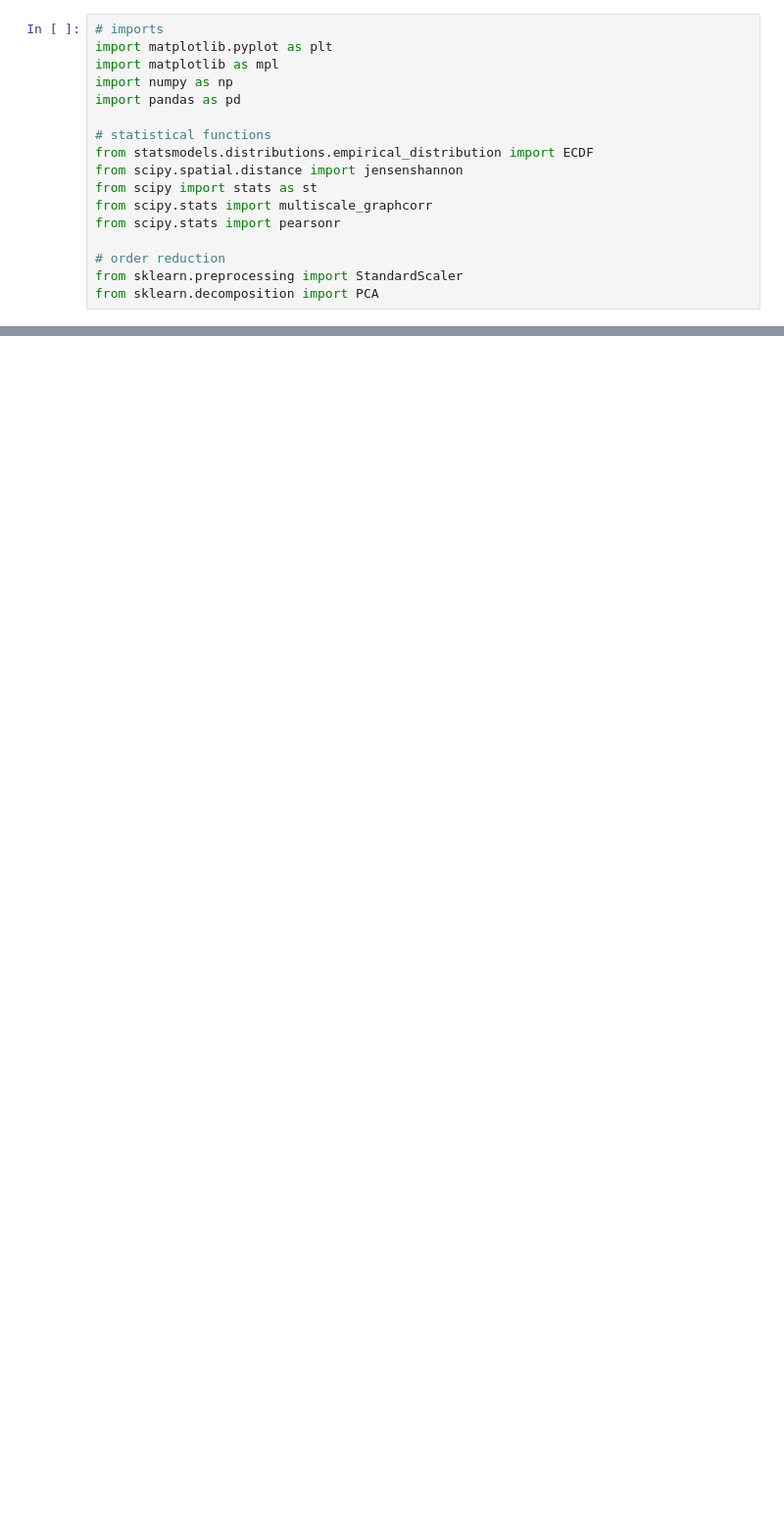
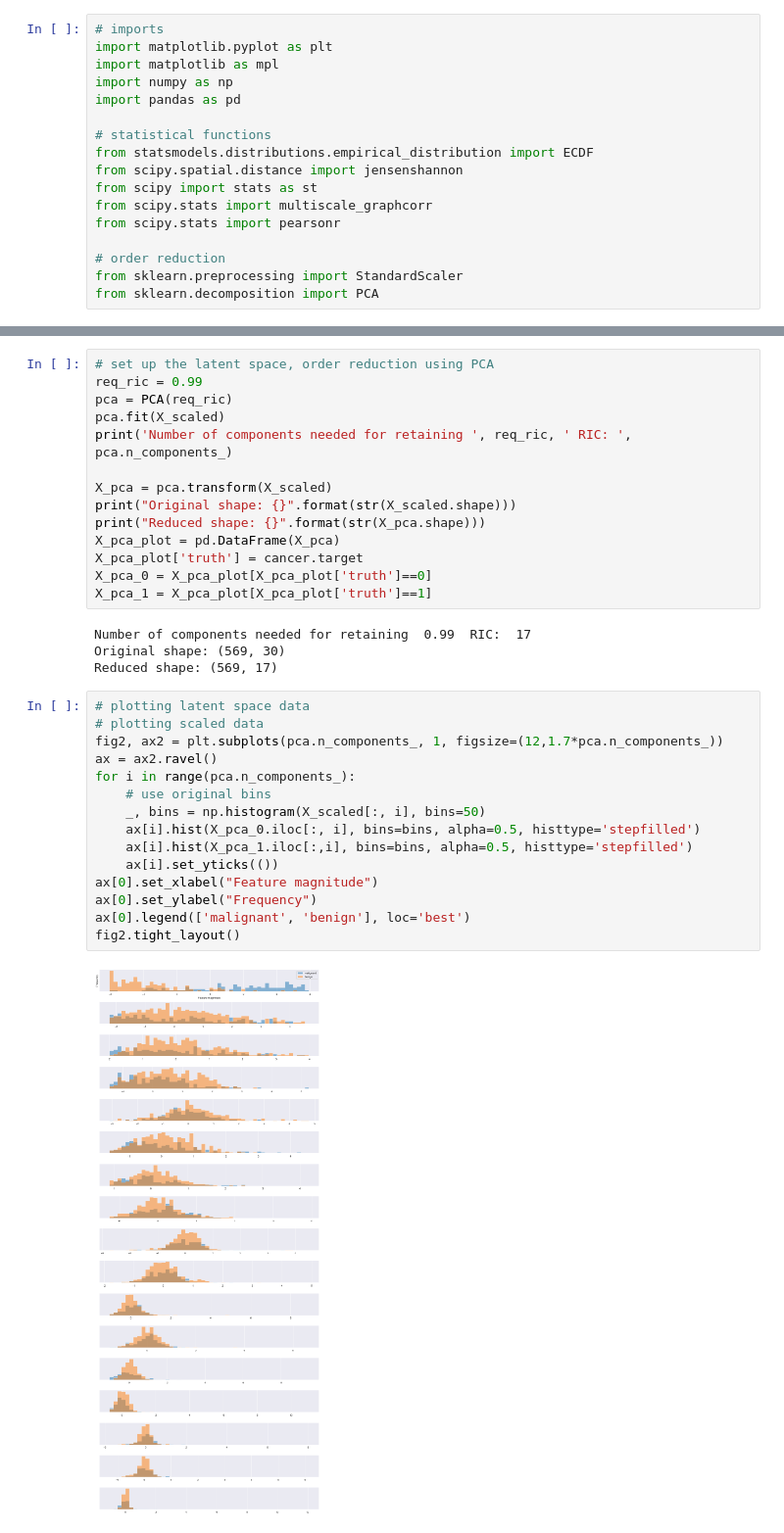
Before and after one commit to acb-code/distribution-surrogates, a Jupyter notebook: 2_toy_data_OR.ipynb, the cells around one changed output, grey strips where cells are left out. Shown at 98% size. Saved outputs shown, nothing was run; the diff lists cells and outputs as text; blank space fills up the shorter version.

```diff
--- a/2_toy_data_OR.ipynb
+++ b/2_toy_data_OR.ipynb
@@ -28,0 +66,35 @@ from sklearn.decomposition import PCA
+# %%
+# set up the latent space, order reduction using PCA
+req_ric = 0.99
+pca = PCA(req_ric)
+pca.fit(X_scaled)
+print('Number of components needed for retaining ', req_ric, ' RIC: ', pca.n_components_)
+
+X_pca = pca.transform(X_scaled)
+print("Original shape: {}".format(str(X_scaled.shape)))
+print("Reduced shape: {}".format(str(X_pca.shape)))
+X_pca_plot = pd.DataFrame(X_pca)
+X_pca_plot['truth'] = cancer.target
+X_pca_0 = X_pca_plot[X_pca_plot['truth']==0]
+X_pca_1 = X_pca_plot[X_pca_plot['truth']==1]
+# %% [output]
+Number of components needed for retaining  0.99  RIC:  17
+Original shape: (569, 30)
+Reduced shape: (569, 17)
+# %%
+# plotting latent space data
+# plotting scaled data
+fig2, ax2 = plt.subplots(pca.n_components_, 1, figsize=(12,1.7*pca.n_components_))
+ax = ax2.ravel()
+for i in range(pca.n_components_):
+    # use original bins
+    _, bins = np.histogram(X_scaled[:, i], bins=50)
+    ax[i].hist(X_pca_0.iloc[:, i], bins=bins, alpha=0.5, histtype='stepfilled')
+    ax[i].hist(X_pca_1.iloc[:,i], bins=bins, alpha=0.5, histtype='stepfilled')
+    ax[i].set_yticks(())
+ax[0].set_xlabel("Feature magnitude")
+ax[0].set_ylabel("Frequency")
+ax[0].legend(['malignant', 'benign'], loc='best')
+fig2.tight_layout()
+# %% [output]
+[figure, added]
```
Also changed, not shown: parts of 17 cells of this notebook.
